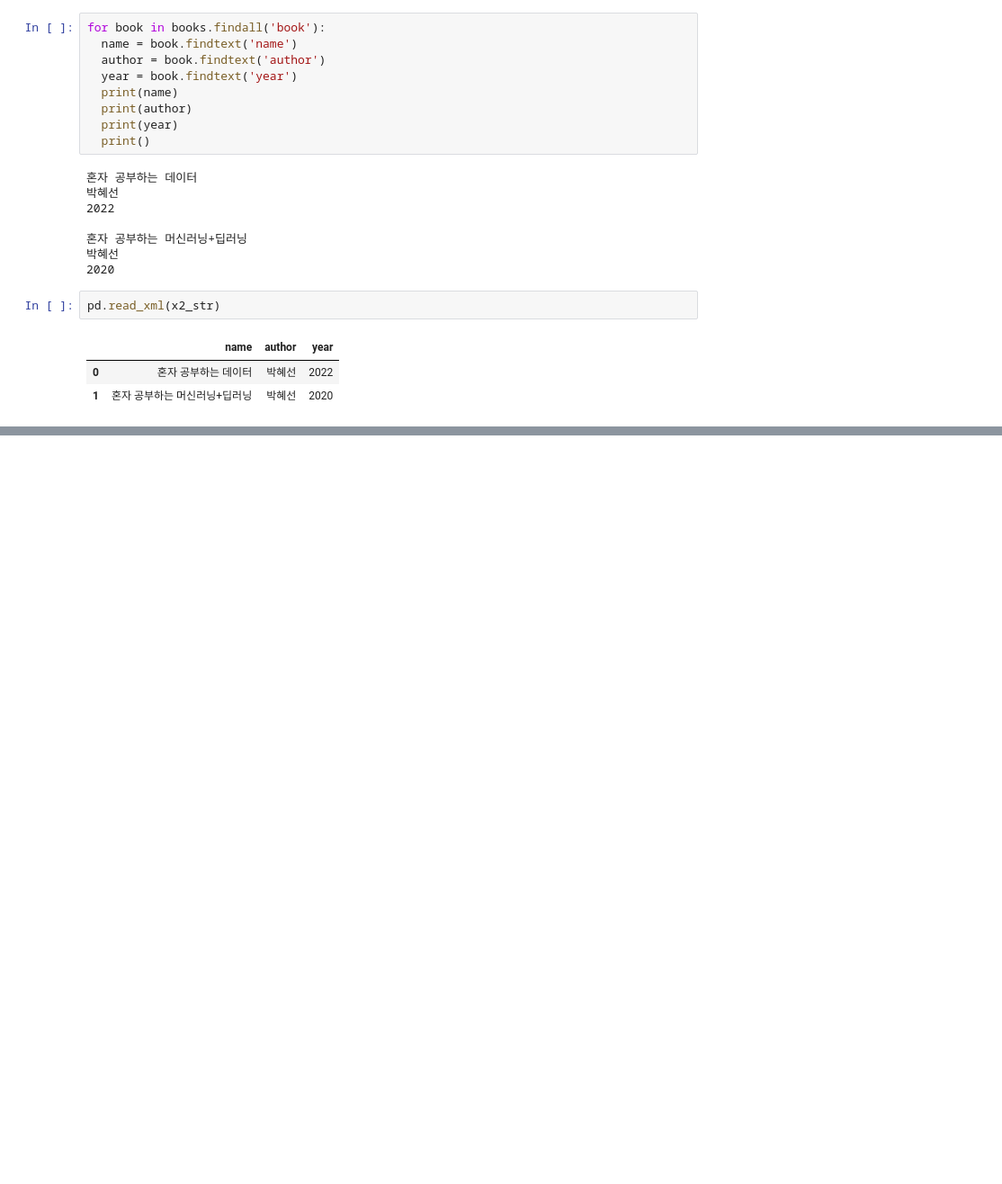
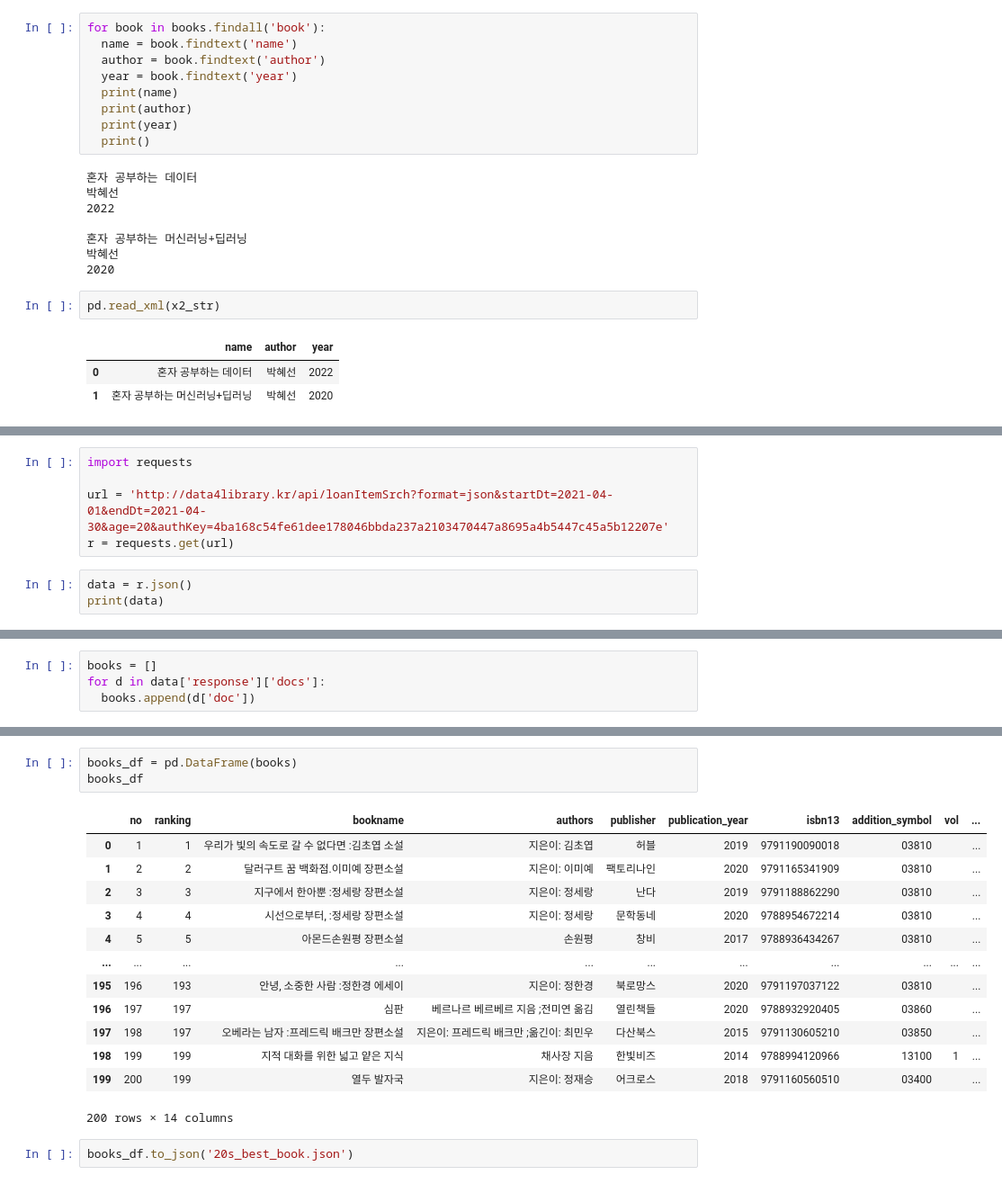
Before and after one commit to SeokgyuYun/Machine-Learning-Study, a Jupyter notebook: 20230315.ipynb, the cells around one changed output, grey strips where cells are left out. Shown: that part at 90% size. Saved outputs shown, nothing was run; the diff lists cells and outputs as text; blank space fills up the shorter version.

```diff
--- a/20230315.ipynb
+++ b/20230315.ipynb
@@ -145,0 +144,8 @@ read_xml
+# %%
+import requests
+
+url = 'http://data4library.kr/api/loanItemSrch?format=json&startDt=2021-04-01&endDt=2021-04-30&age=20&authKey=4ba168c54fe61dee178046bbda237a2103470447a8695a4b5447c45a5b12207e'
+r = requests.get(url)
+# %%
+data = r.json()
+print(data)
@@ -145,0 +174,4 @@ read_xml
+# %%
+books = []
+for d in data['response']['docs']:
+  books.append(d['doc'])
@@ -145,0 +198,19 @@ read_xml
+# %%
+books_df = pd.DataFrame(books)
+books_df
+# %% [output]
+|  | no | ranking | bookname | authors | publisher | publication_year | isbn13 | addition_symbol | vol | ... |
+| 0 | 1 | 1 | 우리가 빛의 속도로 갈 수 없다면 :김초엽 소설 | 지은이: 김초엽 | 허블 | 2019 | 9791190090018 | 03810 |  | ... |
+| 1 | 2 | 2 | 달러구트 꿈 백화점.이미예 장편소설 | 지은이: 이미예 | 팩토리나인 | 2020 | 9791165341909 | 03810 |  | ... |
+| 2 | 3 | 3 | 지구에서 한아뿐 :정세랑 장편소설 | 지은이: 정세랑 | 난다 | 2019 | 9791188862290 | 03810 |  | ... |
+| 3 | 4 | 4 | 시선으로부터, :정세랑 장편소설 | 지은이: 정세랑 | 문학동네 | 2020 | 9788954672214 | 03810 |  | ... |
+| 4 | 5 | 5 | 아몬드손원평 장편소설 | 손원평 | 창비 | 2017 | 9788936434267 | 03810 |  | ... |
+| ... | ... | ... | ... | ... | ... | ... | ... | ... | ... | ... |
+| 195 | 196 | 193 | 안녕, 소중한 사람 :정한경 에세이 | 지은이: 정한경 | 북로망스 | 2020 | 9791197037122 | 03810 |  | ... |
+| 196 | 197 | 197 | 심판 | 베르나르 베르베르 지음 ;전미연 옮김 | 열린책들 | 2020 | 9788932920405 | 03860 |  | ... |
+| 197 | 198 | 197 | 오베라는 남자 :프레드릭 배크만 장편소설 | 지은이: 프레드릭 배크만 ;옮긴이: 최민우 | 다산북스 | 2015 | 9791130605210 | 03850 |  | ... |
+| 198 | 199 | 199 | 지적 대화를 위한 넓고 얕은 지식 | 채사장 지음 | 한빛비즈 | 2014 | 9788994120966 | 13100 | 1 | ... |
+| 199 | 200 | 199 | 열두 발자국 | 지은이: 정재승 | 어크로스 | 2018 | 9791160560510 | 03400 |  | ... |
+200 rows × 14 columns
+# %%
+books_df.to_json('20s_best_book.json')
```
Also changed, not shown: parts of 7 cells of this notebook.
